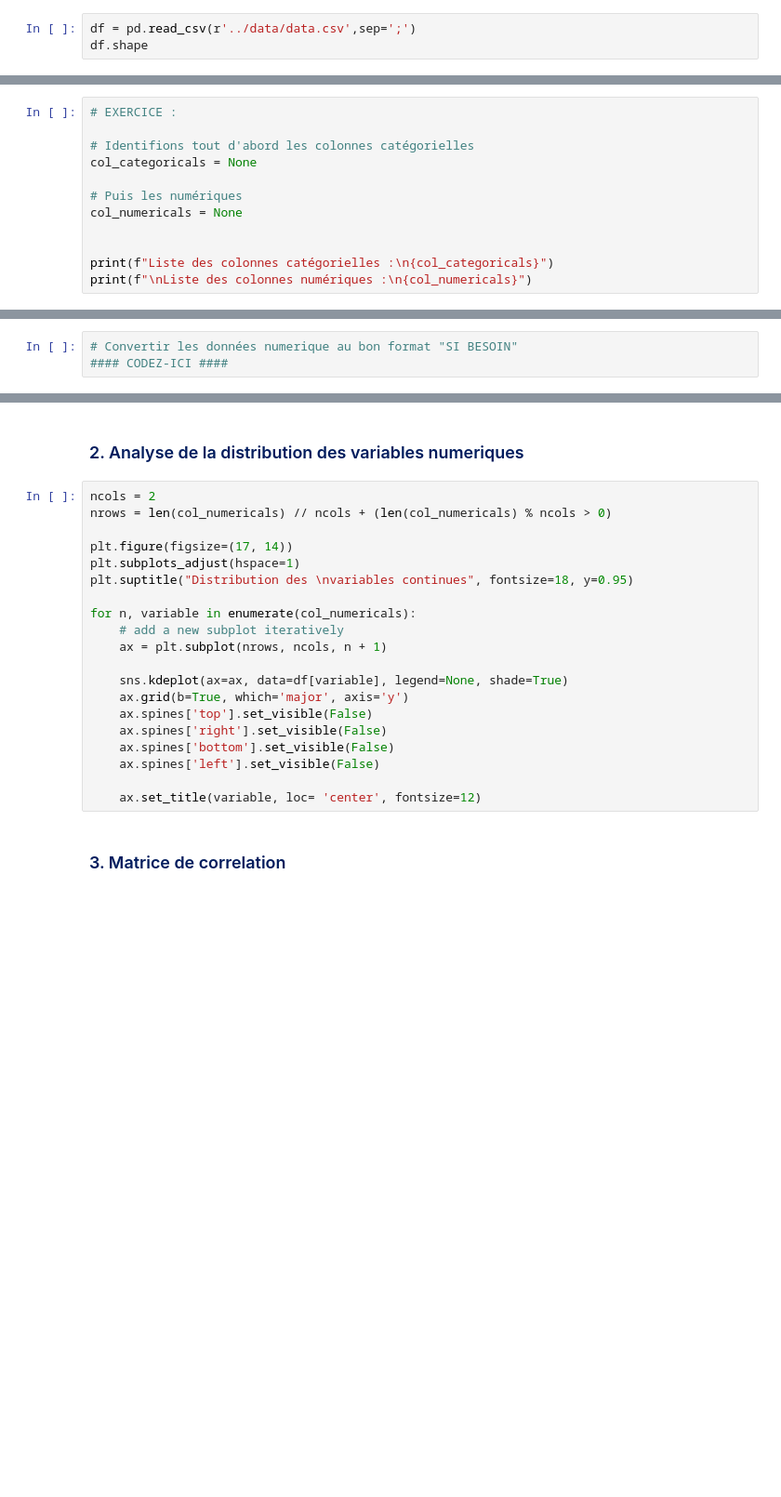
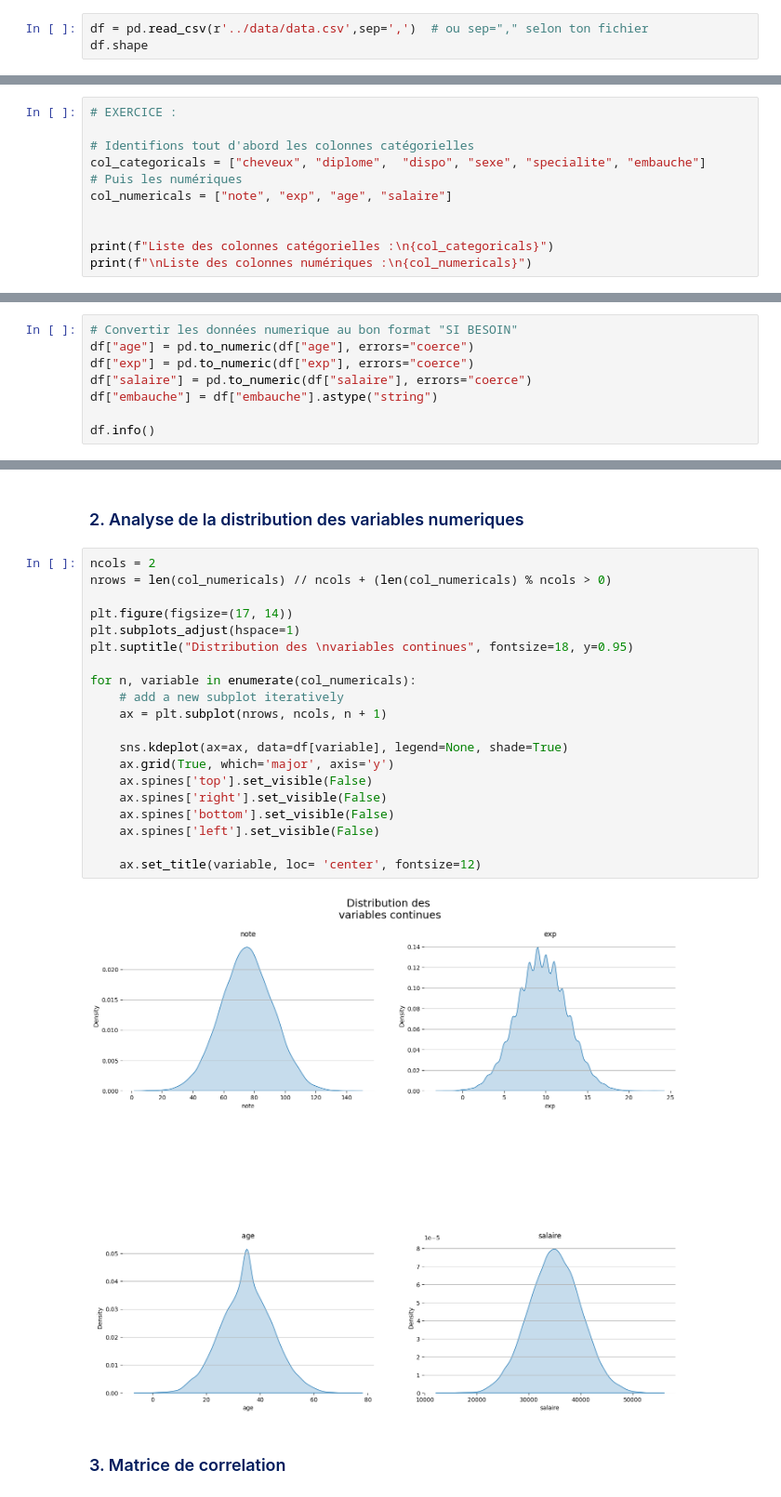
Before and after one commit to Poreck20/MoSEF-Applied-ML_Alpha_Djema, a Jupyter notebook: notebook/Analyse exploratoire de donnВes (EDA).ipynb, the cells around one changed output, grey strips where cells are left out. Shown at 93% size. Saved outputs shown, nothing was run; the diff lists cells and outputs as text; blank space fills up the shorter version.

```diff
--- a/notebook/Analyse exploratoire de donnВes (EDA).ipynb
+++ b/notebook/Analyse exploratoire de donnВes (EDA).ipynb
@@ -39,6 +43,6 @@ chercheur d’or chez OrFée.<br>
 • <b>note</b> : note (sur 100) obtenue à l’exercice de recherche d’or<br>
 • <b>embauche</b> : le candidat a-t-il été embauché ? (0 : non, 1 : oui) <br>
 # %%
-df = pd.read_csv(r'../data/data.csv',sep=';')
+df = pd.read_csv(r'../data/data.csv',sep=',')  # ou sep="," selon ton fichier
 df.shape
 # %% [output]
@@ -57,10 +92,9 @@ df.info()
 # EXERCICE :
 
 # Identifions tout d'abord les colonnes catégorielles
-col_categoricals = None
-
+col_categoricals = ["cheveux", "diplome",  "dispo", "sexe", "specialite", "embauche"]
 # Puis les numériques
-col_numericals = None
+col_numericals = ["note", "exp", "age", "salaire"]
 
 
 print(f"Liste des colonnes catégorielles :\n{col_categoricals}")
@@ -68,3 +108,8 @@ print(f"\nListe des colonnes numériques :\n{col_numericals}")
 # %%
 # Convertir les données numerique au bon format "SI BESOIN"
-#### CODEZ-ICI ####
+df["age"] = pd.to_numeric(df["age"], errors="coerce")
+df["exp"] = pd.to_numeric(df["exp"], errors="coerce")
+df["salaire"] = pd.to_numeric(df["salaire"], errors="coerce")
+df["embauche"] = df["embauche"].astype("string")
+
+df.info()
@@ -73,23 +137,25 @@ print(f"\nListe des colonnes numériques :\n{col_numericals}")
 # %%
 ncols = 2
 nrows = len(col_numericals) // ncols + (len(col_numericals) % ncols > 0)
 
 plt.figure(figsize=(17, 14))
 plt.subplots_adjust(hspace=1)
 plt.suptitle("Distribution des \nvariables continues", fontsize=18, y=0.95)
 
 for n, variable in enumerate(col_numericals):
     # add a new subplot iteratively
     ax = plt.subplot(nrows, ncols, n + 1)
 
     sns.kdeplot(ax=ax, data=df[variable], legend=None, shade=True)
-    ax.grid(b=True, which='major', axis='y')
+    ax.grid(True, which='major', axis='y')
     ax.spines['top'].set_visible(False)
     ax.spines['right'].set_visible(False)
     ax.spines['bottom'].set_visible(False)
     ax.spines['left'].set_visible(False)
 
     ax.set_title(variable, loc= 'center', fontsize=12)
+# %% [output]
+[figure, added]
 # %% [markdown]
 ### <span style="color:#011C5D">3. Matrice de correlation </span>
 # %%
```
Also changed, not shown: parts of 35 cells of this notebook, 1 other file.
